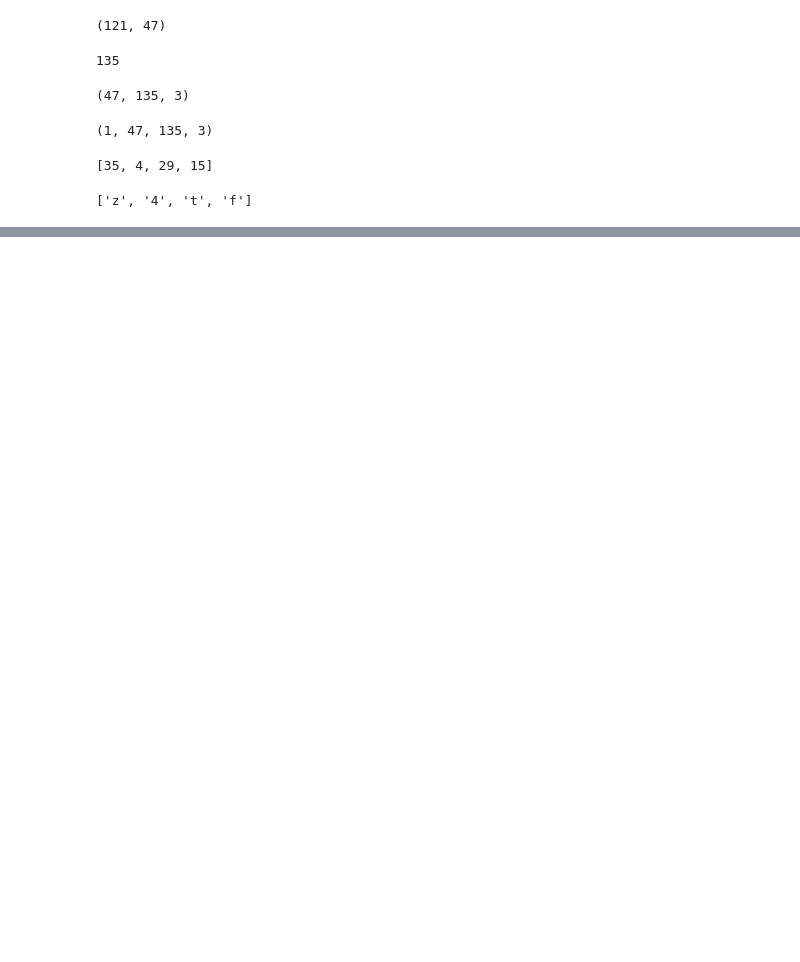
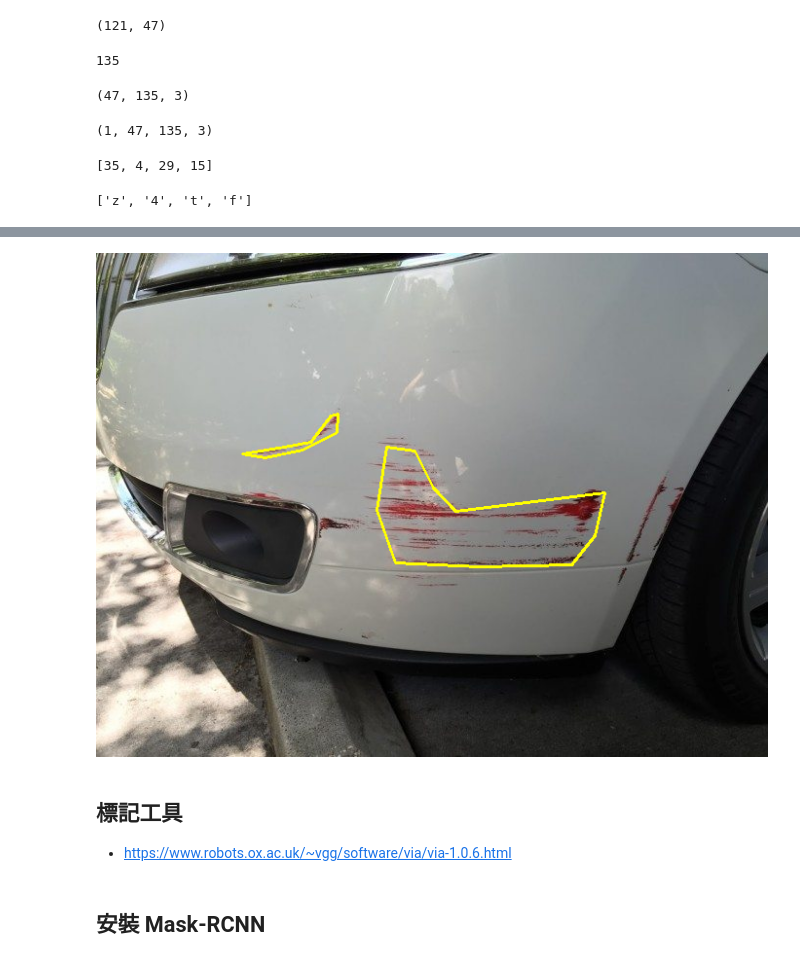
Before and after one commit to ywchiu/fubondl, a Jupyter notebook: Demo20210115.ipynb, the cells around one changed output, grey strips where cells are left out. Cells and saved outputs as stored; diff of their text form; code cells hidden in the pictures; blank space fills up the shorter version.

```diff
--- a/Demo20210115.ipynb
+++ b/Demo20210115.ipynb
@@ -247,0 +276,4 @@ characters = '0123456789abcdefghijklmnopqrstuvwxyz'
+# %%
+import json
+with open('dataset/train/via_region_data.json', 'r') as f:
+  jd = json.loads(f.read())
@@ -247,0 +302,8 @@ characters = '0123456789abcdefghijklmnopqrstuvwxyz'
+# %%
+region_pts = []
+for k,region in jd['image67.jpg47277']['regions'].items():
+  pts = []
+  shape = region.get('shape_attributes')
+  for x,y in zip(shape.get('all_points_x'),shape.get('all_points_y')):
+    pts.append([x,y])
+  region_pts.append(pts)
@@ -247,0 +330,18 @@ characters = '0123456789abcdefghijklmnopqrstuvwxyz'
+# %%
+import cv2 as cv
+import numpy as np
+from google.colab.patches import cv2_imshow
+
+im = cv.imread('dataset/train/image67.jpg')
+for pts in region_pts:
+  pts = np.array(pts,np.int32)
+  pts = pts.reshape((-1,1,2))
+  cv.polylines(im,[pts],True,(0,255,255),2)
+cv2_imshow(im)
+# %% [output]
+[figure, added]
+# %% [markdown]
+## 標記工具
+- https://www.robots.ox.ac.uk/~vgg/software/via/via-1.0.6.html
+# %% [markdown]
+## 安裝 Mask-RCNN
```
Also changed, not shown: parts of 26 cells of this notebook.
